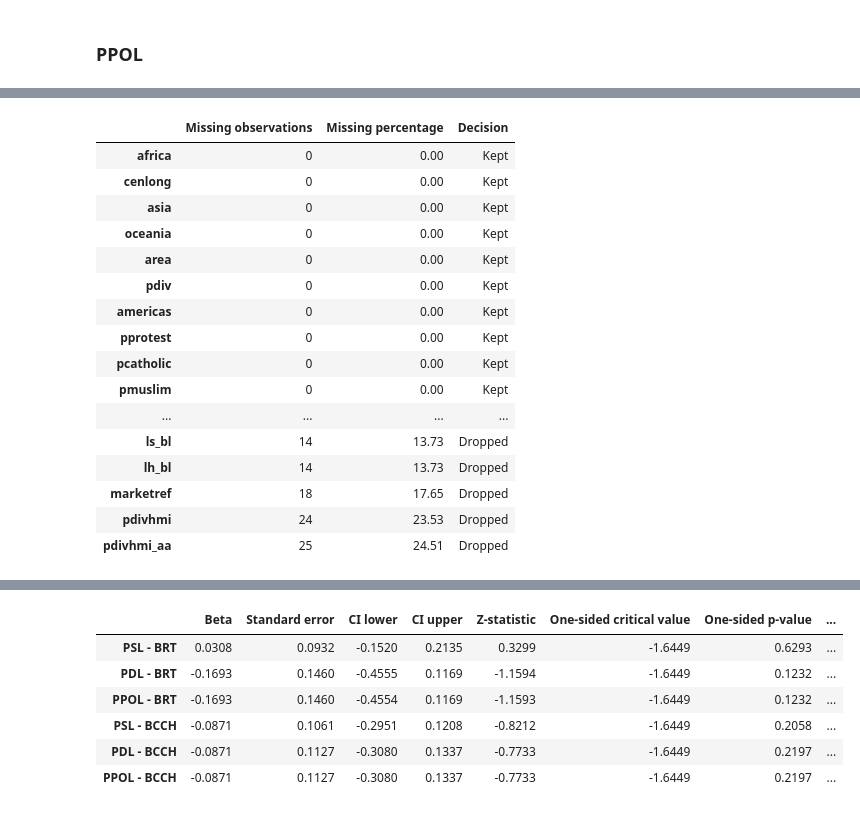
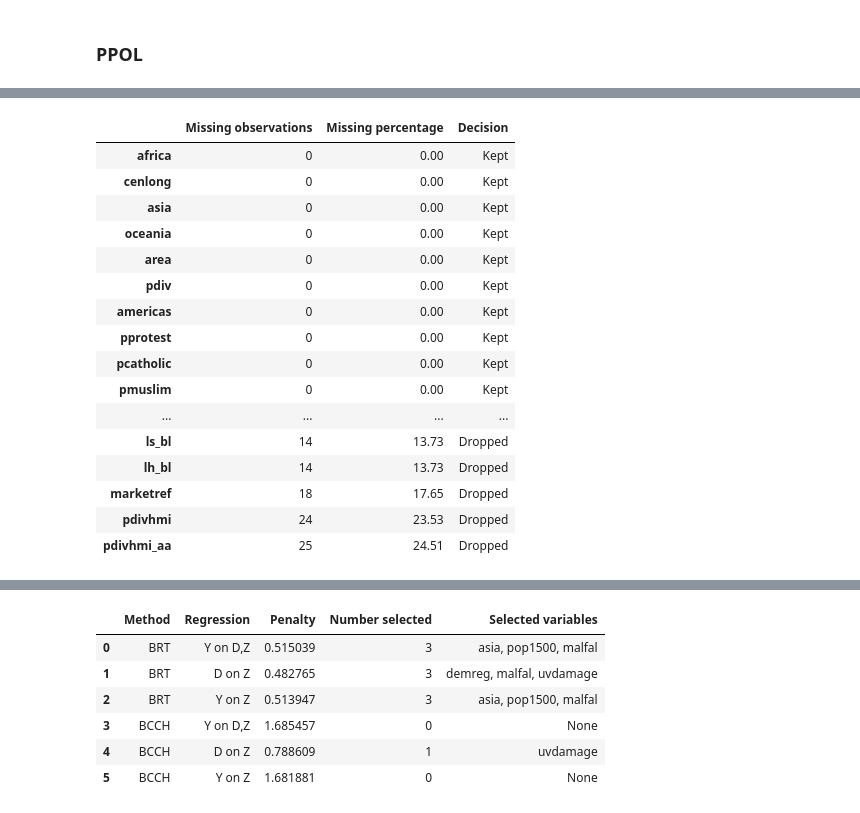
Before and after one commit to JonasDennisHansen/A2, a Jupyter notebook: getting_started.ipynb, the cells around one changed output, grey strips where cells are left out. Cells and saved outputs as stored; diff of their text form; code cells hidden in the pictures.

```diff
--- a/getting_started.ipynb
+++ b/getting_started.ipynb
@@ -221,7 +222,10 @@ for var in keep_controls:
 
         observed = model_data[var].dropna()
 
-        fill_value = observed.median()
+        if set(observed.unique()).issubset({0, 1}):
+            fill_value = observed.mode().iloc[0]
+        else:
+            fill_value = observed.median()
 
         model_data[var] = model_data[var].fillna(fill_value)
 
@@ -233,7 +237,7 @@ Variables imputed: ['investment_rate', 'demreg', 'tropicar', 'distr', 'distcr',
 # %%
 poly_vars = keep_controls.copy()
 
-poly = PolynomialFeatures(degree=2, include_bias=False)
+poly = PolynomialFeatures(degree=1, include_bias=False)
 
 poly_input = (
     model_data[poly_vars] - model_data[poly_vars].mean()
@@ -978,9 +976,7 @@ def significance_test(results, siglvl):
             critical_one,
             p_value_one,
             significant_one,
-            critical_two,
-            p_value_two,
-            significant_two
+
         ]
 
     return pd.DataFrame.from_dict(
@@ -988,12 +984,9 @@ def significance_test(results, siglvl):
         orient='index',
         columns=[
             'Z-statistic',
-            'One-sided critical value',
-            'One-sided p-value',
-            'One-sided significant',
-            'Two-sided critical value',
-            'Two-sided p-value',
-            'Two-sided significant'
+            'critical value',
+            'p-value',
+            'significant'
         ]
     )
 # %%
@@ -1053,7 +1063,7 @@ results_table = pd.DataFrame.from_dict(
     ]
 )
 
-display(results_table.join(significance_results).round(4))
+print(results_table.join(significance_results).round(4).to_latex())
 
 selection_table = pd.DataFrame([
     [
@@ -1071,9 +1081,52 @@ selection_table = pd.DataFrame([
     'Selected variables'
 ])
 
-display(selection_table)
+selection_table = pd.DataFrame([
+    [
+        method,
+        regression,
+        len(variables),
+        ', '.join(map(str, variables)) if len(variables) else 'None'
+    ]
+    for method, regressions in all_selected.items()
+    for regression, variables in regressions.items()
+], columns=[
+    'Method',
+    'Regression',
+    'Number selected',
+    'Selected variables'
+])
 
-display(pd.DataFrame(all_penalties).T.round(4))
+penalty_table = (
+    pd.DataFrame(all_penalties)
+    .rename_axis('Regression')
+    .reset_index()
+    .melt(
+        id_vars='Regression',
+        var_name='Method',
+        value_name='Penalty'
+    )
+)
+
+selection_penalty_table = selection_table.merge(
+    penalty_table,
+    on=['Method', 'Regression']
+)
+
+selection_penalty_table = selection_penalty_table[
+    ['Method', 'Regression', 'Penalty',
+     'Number selected', 'Selected variables']
+]
+
+display(selection_penalty_table)
+
+print(selection_penalty_table.to_latex(
+    index=False,
+    float_format='%.4f',
+    caption='Lasso penalty values and selected control variables',
+    label='tab:lasso-selection',
+    escape=True
+))
 # %% [output]
 |  | Value |
 | Observations | 102 |
@@ -1101,7 +1166,7 @@ display(pd.DataFrame(all_penalties).T.round(4))
-|  | Beta | Standard error | CI lower | CI upper | Z-statistic | One-sided critical value | One-sided p-value | ... |
-| PSL - BRT | 0.0308 | 0.0932 | -0.1520 | 0.2135 | 0.3299 | -1.6449 | 0.6293 | ... |
-| PDL - BRT | -0.1693 | 0.1460 | -0.4555 | 0.1169 | -1.1594 | -1.6449 | 0.1232 | ... |
-| PPOL - BRT | -0.1693 | 0.1460 | -0.4554 | 0.1169 | -1.1593 | -1.6449 | 0.1232 | ... |
-| PSL - BCCH | -0.0871 | 0.1061 | -0.2951 | 0.1208 | -0.8212 | -1.6449 | 0.2058 | ... |
-| PDL - BCCH | -0.0871 | 0.1127 | -0.3080 | 0.1337 | -0.7733 | -1.6449 | 0.2197 | ... |
-| PPOL - BCCH | -0.0871 | 0.1127 | -0.3080 | 0.1337 | -0.7733 | -1.6449 | 0.2197 | ... |
+|  | Method | Regression | Penalty | Number selected | Selected variables |
+| 0 | BRT | Y on D,Z | 0.515039 | 3 | asia, pop1500, malfal |
+| 1 | BRT | D on Z | 0.482765 | 3 | demreg, malfal, uvdamage |
+| 2 | BRT | Y on Z | 0.513947 | 3 | asia, pop1500, malfal |
+| 3 | BCCH | Y on D,Z | 1.685457 | 0 | None |
+| 4 | BCCH | D on Z | 0.788609 | 1 | uvdamage |
+| 5 | BCCH | Y on Z | 1.681881 | 0 | None |
```
Also changed, not shown: parts of 37 cells of this notebook.
